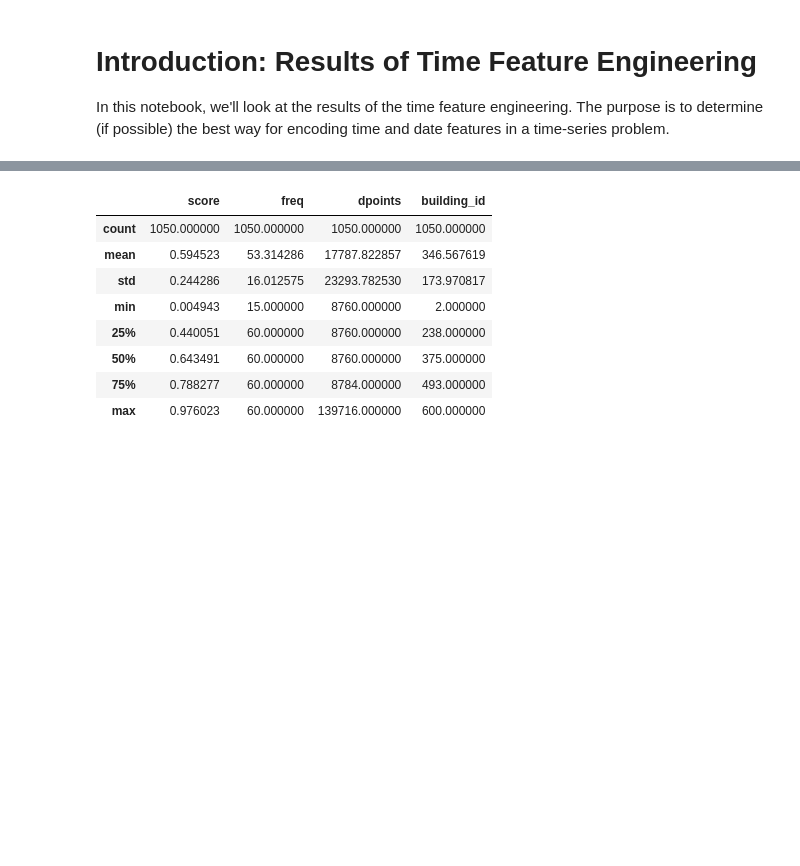
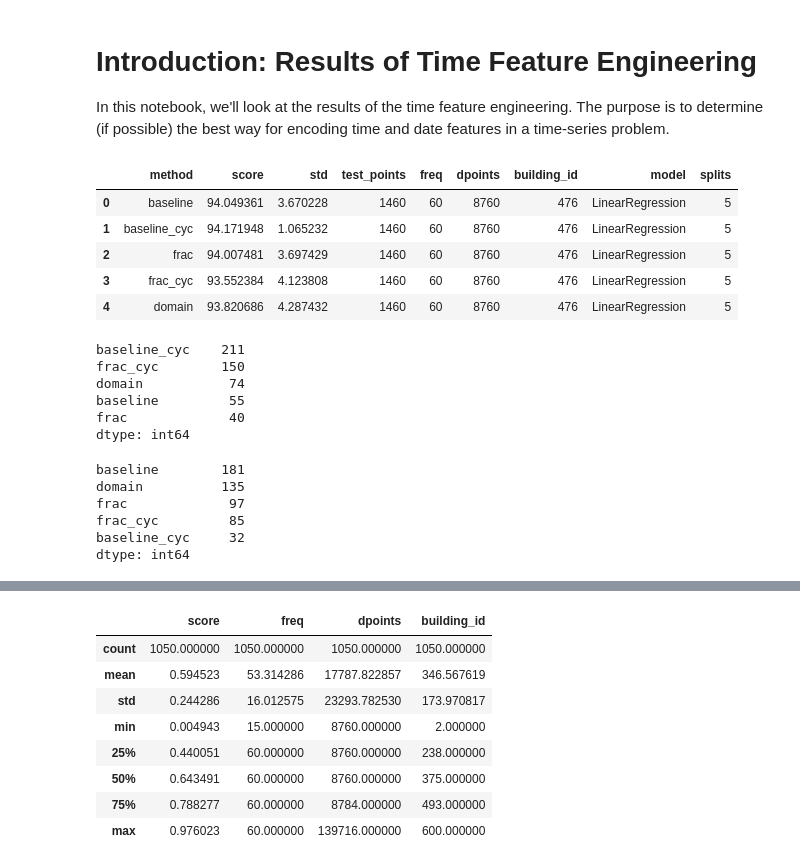
Before and after one commit to WillKoehrsen/Data-Analysis, a Jupyter notebook: time_features/results.ipynb, the cells around one changed output, grey strips where cells are left out. Cells and saved outputs as stored; diff of their text form; code cells hidden in the pictures; blank space fills up the shorter version.

```diff
--- a/time_features/results.ipynb
+++ b/time_features/results.ipynb
@@ -23,3 +23,14 @@ pd.options.display.max_columns = 25
 # Show all code cells outputs
 from IPython.core.interactiveshell import InteractiveShell
 InteractiveShell.ast_node_interactivity = 'all'
+# %%
+results = pd.read_csv('results/results.csv', index_col=0)
+results = results[(results['score'] > 0) & (np.isfinite(results['score']))]
+results.head()
+# %% [output]
+|  | method | score | std | test_points | freq | dpoints | building_id | model | splits |
+| 0 | baseline | 94.049361 | 3.670228 | 1460 | 60 | 8760 | 476 | LinearRegression | 5 |
+| 1 | baseline_cyc | 94.171948 | 1.065232 | 1460 | 60 | 8760 | 476 | LinearRegression | 5 |
+| 2 | frac | 94.007481 | 3.697429 | 1460 | 60 | 8760 | 476 | LinearRegression | 5 |
+| 3 | frac_cyc | 93.552384 | 4.123808 | 1460 | 60 | 8760 | 476 | LinearRegression | 5 |
+| 4 | domain | 93.820686 | 4.287432 | 1460 | 60 | 8760 | 476 | LinearRegression | 5 |
@@ -25,0 +43,18 @@ InteractiveShell.ast_node_interactivity = 'all'
+# %%
+lr.groupby('building_id').apply(lambda x: x.loc[x['score'].idxmax(), 'method']).value_counts()
+# %% [output]
+baseline_cyc    211
+frac_cyc        150
+domain           74
+baseline         55
+frac             40
+dtype: int64
+# %%
+rr.groupby('building_id').apply(lambda x: x.loc[x['score'].idxmax(), 'method']).value_counts()
+# %% [output]
+baseline        181
+domain          135
+frac             97
+frac_cyc         85
+baseline_cyc     32
+dtype: int64
```
Also changed, not shown: parts of 15 cells of this notebook, 1 other file.
